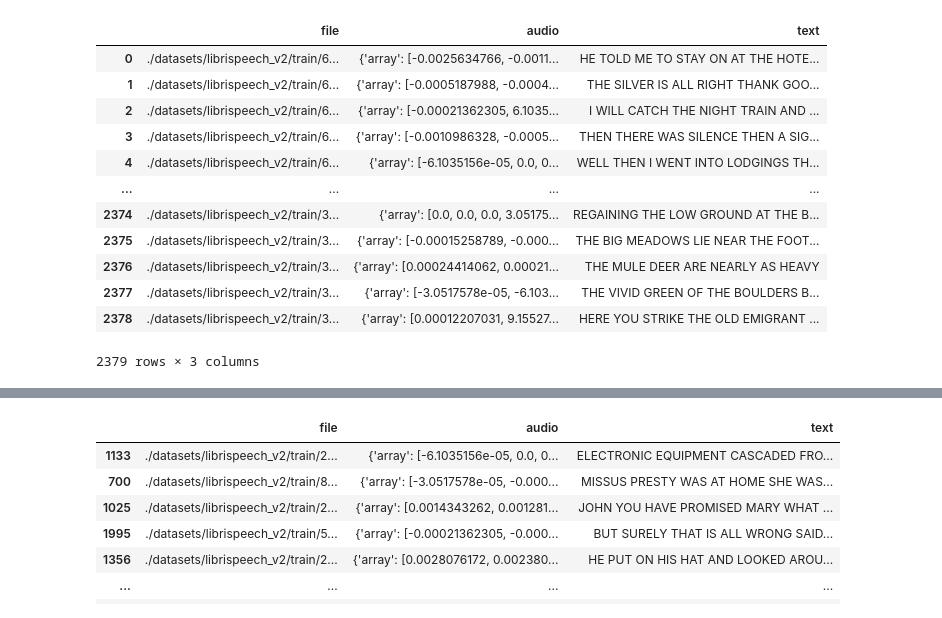
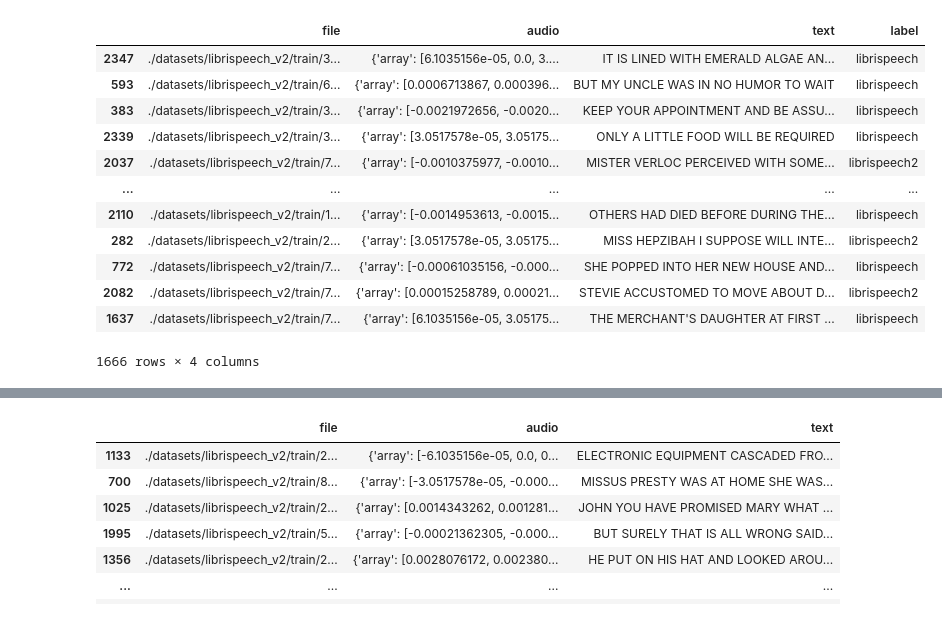
Before and after one commit to nicholasneo78/speech-to-text-with-kenlm-pipeline, a Jupyter notebook: tasks/preprocessing/data_sampling.ipynb, the cells around one changed output, grey strips where cells are left out. Cells and saved outputs as stored; diff of their text form; code cells hidden in the pictures.

```diff
--- a/tasks/preprocessing/data_sampling.ipynb
+++ b/tasks/preprocessing/data_sampling.ipynb
@@ -7,24 +7,24 @@ import pickle
 # %%
-DATA_PATH_TRAIN = './root/pkl/librispeech_train.pkl'
+DATA_PATH_TRAIN = './root/pkl/combined_train.pkl'
 DATA_PATH_DEV = './root/pkl/librispeech_dev.pkl'
-DATA_PATH_TEST = './root/pkl/librispeech_test.pkl'
+DATA_PATH_TEST = './root/pkl/combined_test.pkl'
 
 # open and load the train dataset
 with open(DATA_PATH_TRAIN, 'rb') as f:
     df_train = pickle.load(f)
 
 df_train
 # %% [output]
-|  | file | audio | text |
-| 0 | ./datasets/librispeech_v2/train/6... | {'array': [-0.0025634766, -0.0011... | HE TOLD ME TO STAY ON AT THE HOTE... |
-| 1 | ./datasets/librispeech_v2/train/6... | {'array': [-0.0005187988, -0.0004... | THE SILVER IS ALL RIGHT THANK GOO... |
-| 2 | ./datasets/librispeech_v2/train/6... | {'array': [-0.00021362305, 6.1035... | I WILL CATCH THE NIGHT TRAIN AND ... |
-| 3 | ./datasets/librispeech_v2/train/6... | {'array': [-0.0010986328, -0.0005... | THEN THERE WAS SILENCE THEN A SIG... |
-| 4 | ./datasets/librispeech_v2/train/6... | {'array': [-6.1035156e-05, 0.0, 0... | WELL THEN I WENT INTO LODGINGS TH... |
-| ... | ... | ... | ... |
-| 2374 | ./datasets/librispeech_v2/train/3... | {'array': [0.0, 0.0, 0.0, 3.05175... | REGAINING THE LOW GROUND AT THE B... |
-| 2375 | ./datasets/librispeech_v2/train/3... | {'array': [-0.00015258789, -0.000... | THE BIG MEADOWS LIE NEAR THE FOOT... |
-| 2376 | ./datasets/librispeech_v2/train/3... | {'array': [0.00024414062, 0.00021... | THE MULE DEER ARE NEARLY AS HEAVY |
-| 2377 | ./datasets/librispeech_v2/train/3... | {'array': [-3.0517578e-05, -6.103... | THE VIVID GREEN OF THE BOULDERS B... |
-| 2378 | ./datasets/librispeech_v2/train/3... | {'array': [0.00012207031, 9.15527... | HERE YOU STRIKE THE OLD EMIGRANT ... |
+|  | file | audio | text | label |
+| 2347 | ./datasets/librispeech_v2/train/3... | {'array': [6.1035156e-05, 0.0, 3.... | IT IS LINED WITH EMERALD ALGAE AN... | librispeech |
+| 593 | ./datasets/librispeech_v2/train/6... | {'array': [0.0006713867, 0.000396... | BUT MY UNCLE WAS IN NO HUMOR TO WAIT | librispeech |
+| 383 | ./datasets/librispeech_v2/train/3... | {'array': [-0.0021972656, -0.0020... | KEEP YOUR APPOINTMENT AND BE ASSU... | librispeech |
+| 2339 | ./datasets/librispeech_v2/train/3... | {'array': [3.0517578e-05, 3.05175... | ONLY A LITTLE FOOD WILL BE REQUIRED | librispeech |
+| 2037 | ./datasets/librispeech_v2/train/7... | {'array': [-0.0010375977, -0.0010... | MISTER VERLOC PERCEIVED WITH SOME... | librispeech2 |
+| ... | ... | ... | ... | ... |
+| 2110 | ./datasets/librispeech_v2/train/1... | {'array': [-0.0014953613, -0.0015... | OTHERS HAD DIED BEFORE DURING THE... | librispeech |
+| 282 | ./datasets/librispeech_v2/train/2... | {'array': [3.0517578e-05, 3.05175... | MISS HEPZIBAH I SUPPOSE WILL INTE... | librispeech2 |
+| 772 | ./datasets/librispeech_v2/train/7... | {'array': [-0.00061035156, -0.000... | SHE POPPED INTO HER NEW HOUSE AND... | librispeech |
+| 2082 | ./datasets/librispeech_v2/train/7... | {'array': [0.00015258789, 0.00021... | STEVIE ACCUSTOMED TO MOVE ABOUT D... | librispeech2 |
+| 1637 | ./datasets/librispeech_v2/train/7... | {'array': [6.1035156e-05, 3.05175... | THE MERCHANT'S DAUGHTER AT FIRST ... | librispeech |
-2379 rows × 3 columns
+1666 rows × 4 columns
```
Also changed, not shown: parts of 13 cells of this notebook, 1 other file.
